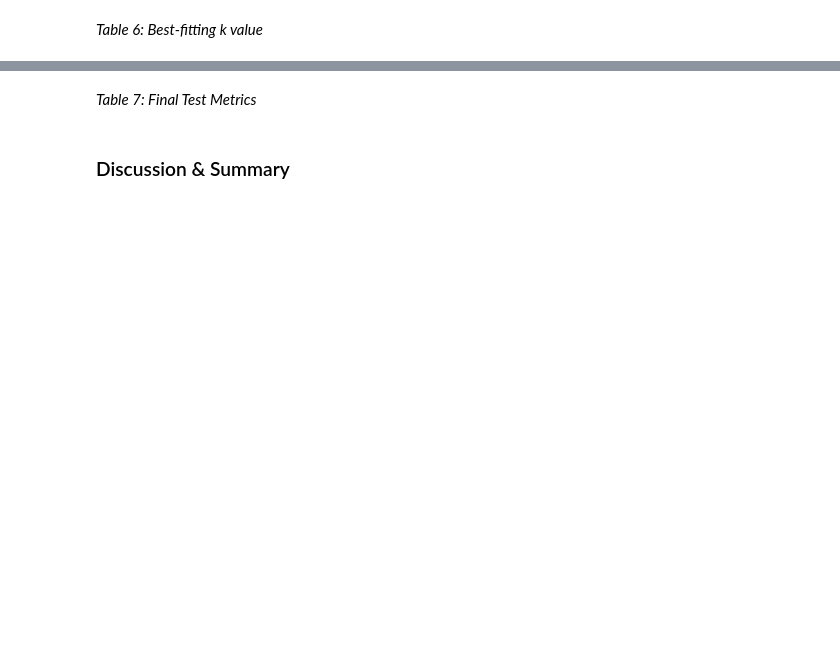
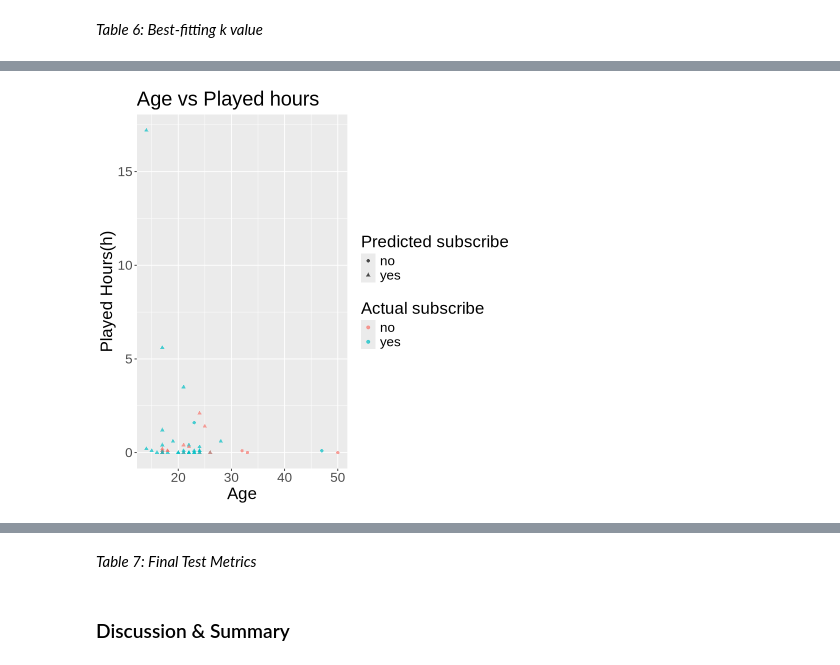
Before and after one commit to uugeneb/DSCI100-Project, a Jupyter notebook: DSCI_GROUP_PROJECT.ipynb, the cells around one changed output, grey strips where cells are left out. Saved outputs shown, nothing was run; the diff lists cells and outputs as text; code cells hidden in the pictures; blank space fills up the shorter version.

```diff
--- a/DSCI_GROUP_PROJECT.ipynb
+++ b/DSCI_GROUP_PROJECT.ipynb
@@ -349,0 +355,16 @@ A tibble: 2 × 3
+# %%
+# TEST ANALYTICS
+test_predictions_1 <- predict(final_knn_fit, players_test) |>
+  bind_cols(players_test |> select(subscribe, age, played_hours))
+
+prediction_plot <- ggplot(test_predictions_1, aes(x = age, y = played_hours)) +
+  geom_point(aes(color =  subscribe, shape = .pred_class), alpha = 0.7) +
+  labs(x = "Age",
+       y = "Played Hours(h)",
+       colour = "Actual subscribe",
+       shape = "Predicted subscribe") +
+  ggtitle("Age vs Played hours") +
+  theme(text = element_text(size = 20))
+prediction_plot
+# %% [output]
+[figure, added]
```
Also changed, not shown: parts of 18 cells of this notebook.
